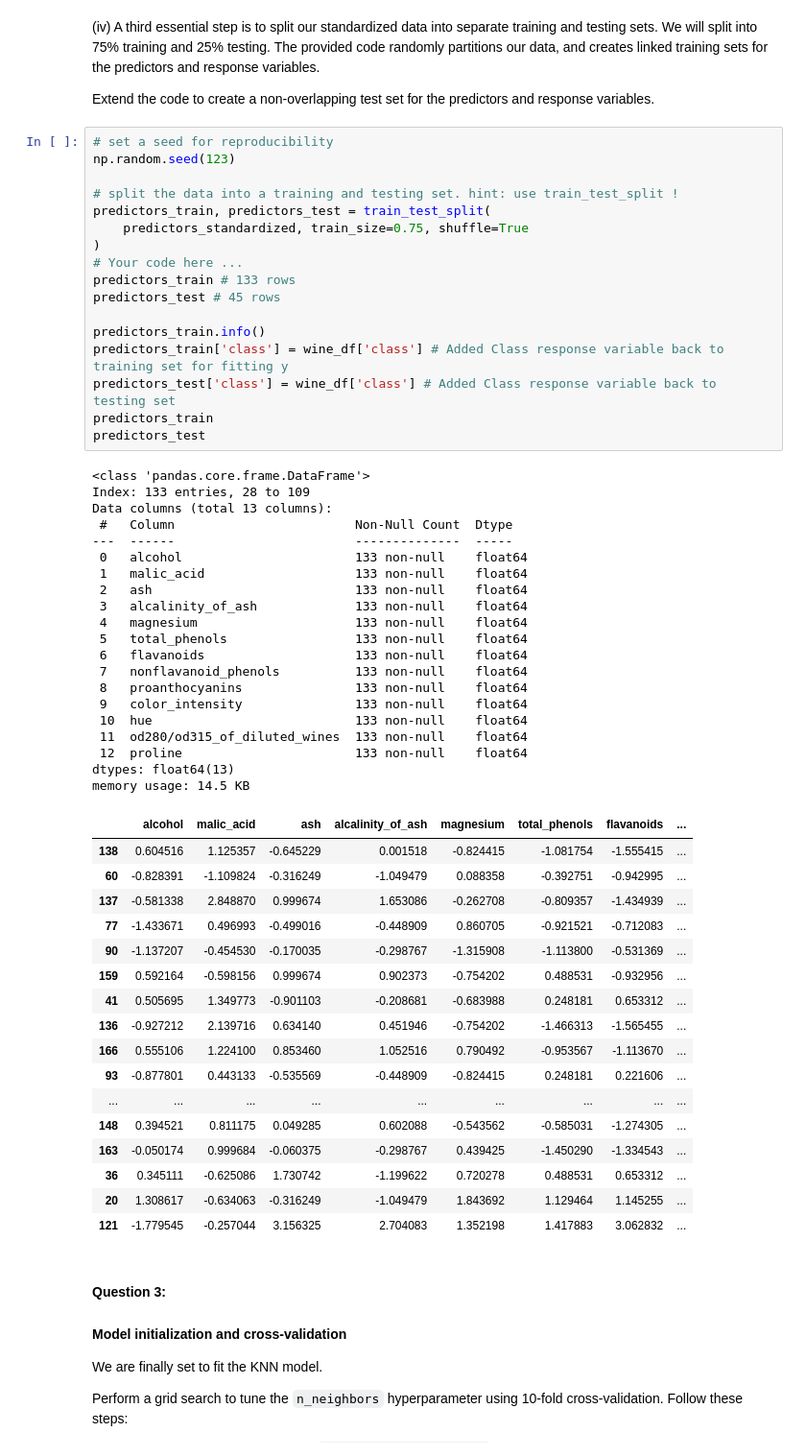
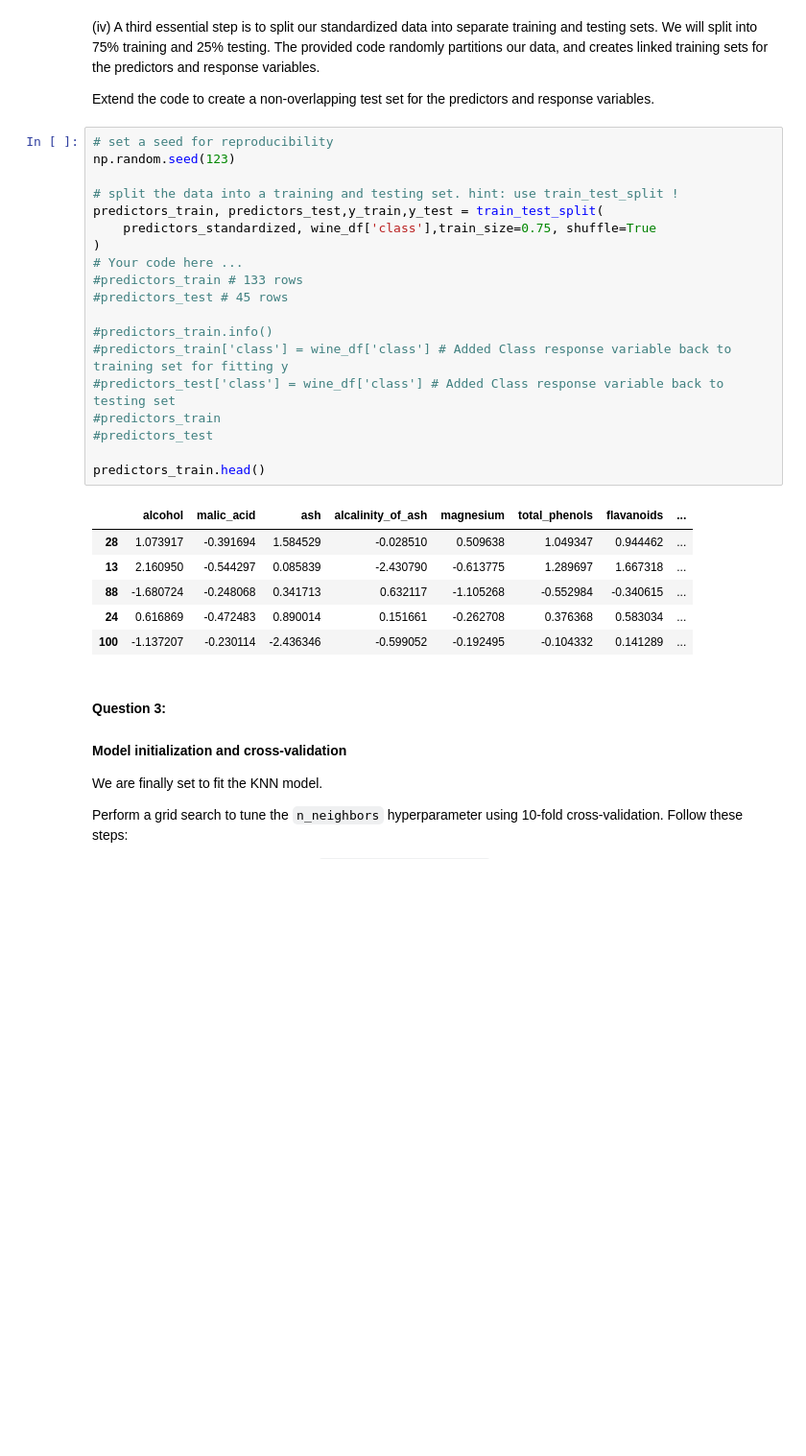
Before and after one commit to UofT-DSI/LCR, a Jupyter notebook: 02_activities/assignments/assignment_1.ipynb, the cells around one changed output. Shown at 96% size. Saved outputs shown, nothing was run; the diff lists cells and outputs as text; blank space fills up the shorter version.

```diff
--- a/02_activities/assignments/assignment_1.ipynb
+++ b/02_activities/assignments/assignment_1.ipynb
@@ -192,58 +192,29 @@ Extend the code to create a non-overlapping test set for the predictors and resp
 # %%
 # set a seed for reproducibility
 np.random.seed(123)
 
 # split the data into a training and testing set. hint: use train_test_split !
-predictors_train, predictors_test = train_test_split(
-    predictors_standardized, train_size=0.75, shuffle=True
+predictors_train, predictors_test,y_train,y_test = train_test_split(
+    predictors_standardized, wine_df['class'],train_size=0.75, shuffle=True
 )
 # Your code here ...
-predictors_train # 133 rows
-predictors_test # 45 rows
+#predictors_train # 133 rows
+#predictors_test # 45 rows
 
-predictors_train.info()
-predictors_train['class'] = wine_df['class'] # Added Class response variable back to training set for fitting y
-predictors_test['class'] = wine_df['class'] # Added Class response variable back to testing set
-predictors_train
-predictors_test
+#predictors_train.info()
+#predictors_train['class'] = wine_df['class'] # Added Class response variable back to training set for fitting y
+#predictors_test['class'] = wine_df['class'] # Added Class response variable back to testing set
+#predictors_train
+#predictors_test
+
+predictors_train.head()
 # %% [output]
-<class 'pandas.core.frame.DataFrame'>
-Index: 133 entries, 28 to 109
-Data columns (total 13 columns):
- #   Column                        Non-Null Count  Dtype
----  ------                        --------------  -----
- 0   alcohol                       133 non-null    float64
- 1   malic_acid                    133 non-null    float64
- 2   ash                           133 non-null    float64
- 3   alcalinity_of_ash             133 non-null    float64
- 4   magnesium                     133 non-null    float64
- 5   total_phenols                 133 non-null    float64
- 6   flavanoids                    133 non-null    float64
- 7   nonflavanoid_phenols          133 non-null    float64
- 8   proanthocyanins               133 non-null    float64
- 9   color_intensity               133 non-null    float64
- 10  hue                           133 non-null    float64
- 11  od280/od315_of_diluted_wines  133 non-null    float64
- 12  proline                       133 non-null    float64
-dtypes: float64(13)
-memory usage: 14.5 KB
 |  | alcohol | malic_acid | ash | alcalinity_of_ash | magnesium | total_phenols | flavanoids | ... |
-| 138 | 0.604516 | 1.125357 | -0.645229 | 0.001518 | -0.824415 | -1.081754 | -1.555415 | ... |
-| 60 | -0.828391 | -1.109824 | -0.316249 | -1.049479 | 0.088358 | -0.392751 | -0.942995 | ... |
-| 137 | -0.581338 | 2.848870 | 0.999674 | 1.653086 | -0.262708 | -0.809357 | -1.434939 | ... |
-| 77 | -1.433671 | 0.496993 | -0.499016 | -0.448909 | 0.860705 | -0.921521 | -0.712083 | ... |
-| 90 | -1.137207 | -0.454530 | -0.170035 | -0.298767 | -1.315908 | -1.113800 | -0.531369 | ... |
-| 159 | 0.592164 | -0.598156 | 0.999674 | 0.902373 | -0.754202 | 0.488531 | -0.932956 | ... |
-| 41 | 0.505695 | 1.349773 | -0.901103 | -0.208681 | -0.683988 | 0.248181 | 0.653312 | ... |
-| 136 | -0.927212 | 2.139716 | 0.634140 | 0.451946 | -0.754202 | -1.466313 | -1.565455 | ... |
-| 166 | 0.555106 | 1.224100 | 0.853460 | 1.052516 | 0.790492 | -0.953567 | -1.113670 | ... |
-| 93 | -0.877801 | 0.443133 | -0.535569 | -0.448909 | -0.824415 | 0.248181 | 0.221606 | ... |
-| ... | ... | ... | ... | ... | ... | ... | ... | ... |
-| 148 | 0.394521 | 0.811175 | 0.049285 | 0.602088 | -0.543562 | -0.585031 | -1.274305 | ... |
-| 163 | -0.050174 | 0.999684 | -0.060375 | -0.298767 | 0.439425 | -1.450290 | -1.334543 | ... |
-| 36 | 0.345111 | -0.625086 | 1.730742 | -1.199622 | 0.720278 | 0.488531 | 0.653312 | ... |
-| 20 | 1.308617 | -0.634063 | -0.316249 | -1.049479 | 1.843692 | 1.129464 | 1.145255 | ... |
-| 121 | -1.779545 | -0.257044 | 3.156325 | 2.704083 | 1.352198 | 1.417883 | 3.062832 | ... |
+| 28 | 1.073917 | -0.391694 | 1.584529 | -0.028510 | 0.509638 | 1.049347 | 0.944462 | ... |
+| 13 | 2.160950 | -0.544297 | 0.085839 | -2.430790 | -0.613775 | 1.289697 | 1.667318 | ... |
+| 88 | -1.680724 | -0.248068 | 0.341713 | 0.632117 | -1.105268 | -0.552984 | -0.340615 | ... |
+| 24 | 0.616869 | -0.472483 | 0.890014 | 0.151661 | -0.262708 | 0.376368 | 0.583034 | ... |
+| 100 | -1.137207 | -0.230114 | -2.436346 | -0.599052 | -0.192495 | -0.104332 | 0.141289 | ... |
 # %% [markdown]
 #### **Question 3:**
 #### Model initialization and cross-validation
```
Also changed, not shown: parts of 2 cells of this notebook.
